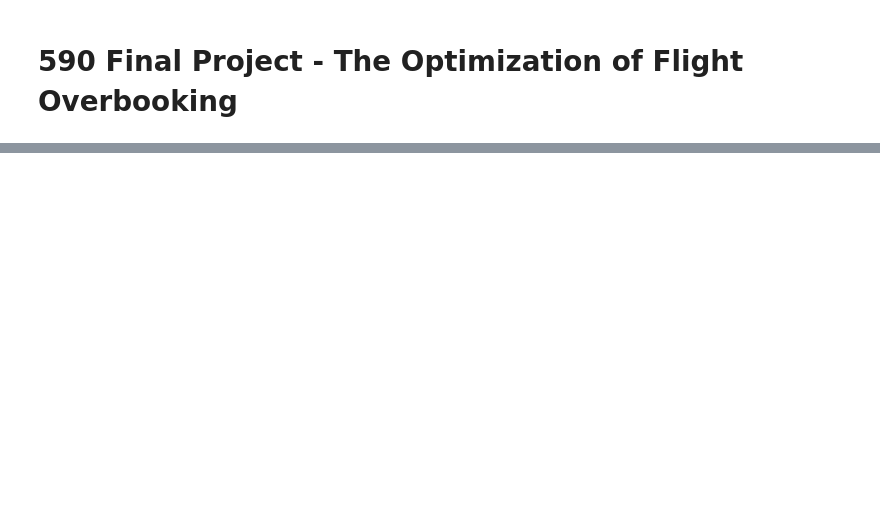
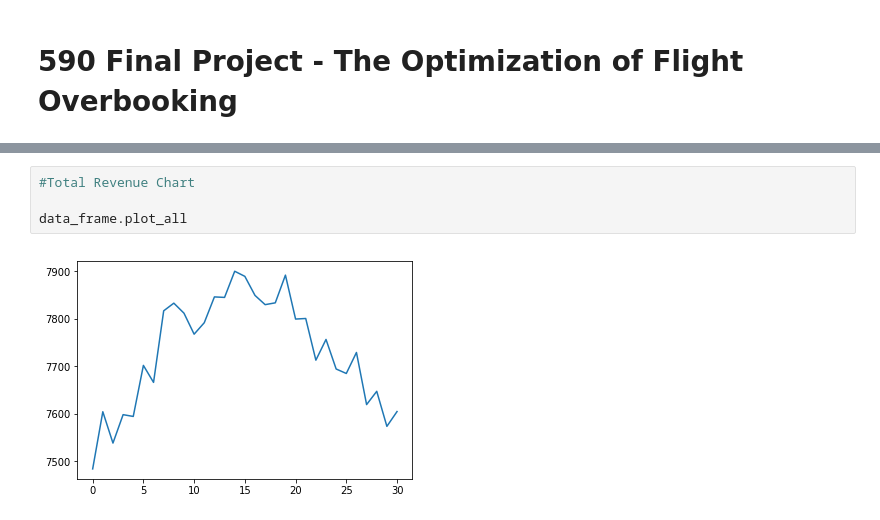
Before and after one commit to AshishKiitm/Monte-Carlo-Simulation-of-Airplane-Ticket-Overbooking, a Jupyter notebook: 590 final.ipynb, the cells around one changed output, grey strips where cells are left out. Cells and saved outputs as stored; diff of their text form; blank space fills up the shorter version.

```diff
--- a/590 final.ipynb
+++ b/590 final.ipynb
@@ -379,3 +367,9 @@ data_frame.plot
+# %%
+#Total Revenue Chart
+
+data_frame.plot_all
+# %% [output]
+[figure, added]
 # %%
 data_frame.get_max_rev(capacity_all)
 data_frame.max_rev
```
Also changed, not shown: parts of 6 cells of this notebook.
